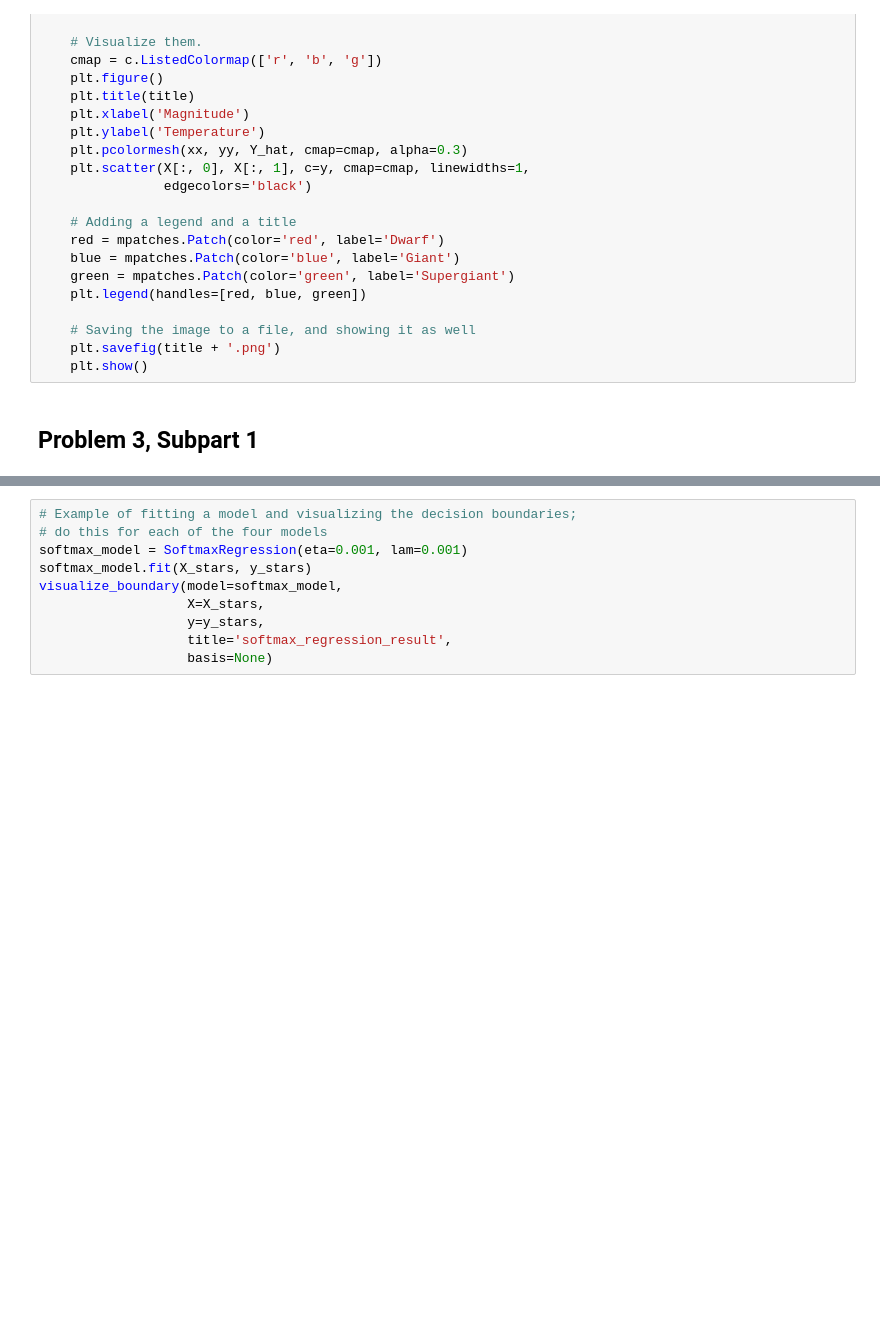
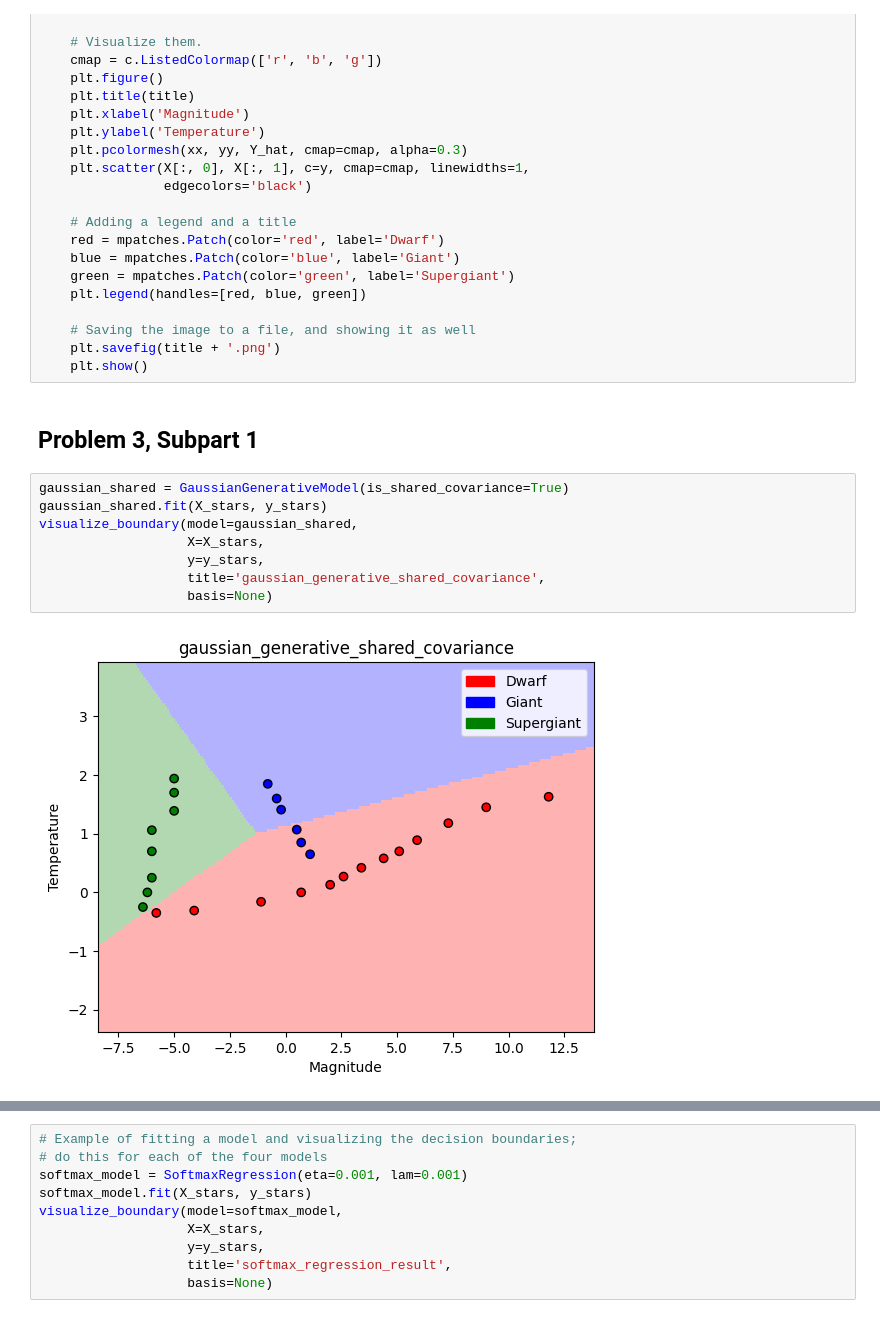
Before and after one commit to dantra7/cs181-s24-homeworks, a Jupyter notebook: hw2/homework2.ipynb, the cells around one changed output, grey strips where cells are left out. Drawn from its saved outputs; the diff is of its cells as text; blank space fills up the shorter version.

```diff
--- a/hw2/homework2.ipynb
+++ b/hw2/homework2.ipynb
@@ -378,3 +384,13 @@ def visualize_boundary(model, X, y, title, basis=None, width=2):
     plt.show()
 # %% [markdown]
 ## Problem 3, Subpart 1
+# %%
+gaussian_shared = GaussianGenerativeModel(is_shared_covariance=True)
+gaussian_shared.fit(X_stars, y_stars)
+visualize_boundary(model=gaussian_shared,
+                   X=X_stars,
+                   y=y_stars,
+                   title='gaussian_generative_shared_covariance',
+                   basis=None)
+# %% [output]
+[figure, added]
```
Also changed, not shown: parts of 5 cells of this notebook, 2 other files.
